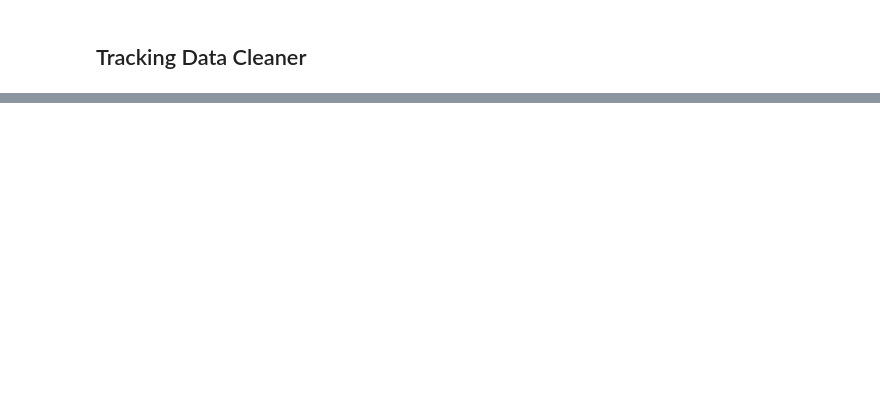
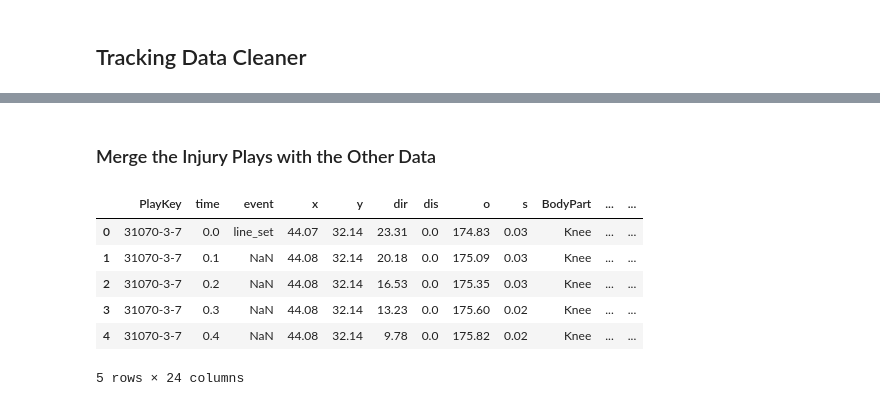
Before and after one commit to agaffney-hub/final-capstone, a Jupyter notebook: Alternate_Model.ipynb, the cells around one changed output, grey strips where cells are left out. Saved outputs shown, nothing was run; the diff lists cells and outputs as text; code cells hidden in the pictures; blank space fills up the shorter version.

Commit message:
Added Tracking Data to analysis

```diff
--- a/Alternate_Model.ipynb
+++ b/Alternate_Model.ipynb
@@ -361,0 +477,17 @@ See the caveats in the documentation: https://pandas.pydata.org/pandas-docs/stab
+# %%
+def ML_Data_Cleaner(playlist, injuries):
+    # This is the overall function that cleans and merges the data for Machine Learning data processing
+
+    playlist = ML_Process_Playlist_Data(playlist)
+    injuries = ML_Process_Injury_Data(injuries)
+
+    ML_outer = pd.merge(playlist, injuries, on='PlayKey', how='outer')
+    ML_inner = pd.merge(playlist, injuries, on='PlayKey', how='inner')
+
+    ML_outer.InjuryType.fillna(0, inplace=True)
+    ML_outer.InjuryDuration.fillna(0, inplace=True)
+    ML_outer.SevereInjury.fillna(0, inplace=True)
+
+    return ML_outer, ML_inner
+# %%
+ML_outer, ML_inner = ML_Data_Cleaner(playlist, injuries)
@@ -465,0 +590,3 @@ injuries.head()
+# %%
+track_outer = track_outer.loc[track_outer.BodyPart.isna() == False, :]
+track_outer.shape
@@ -465,0 +597,2 @@ injuries.head()
+# %%
+injury_plays = track_outer.loc[track_outer.BodyPart != "NoInjury", :]
@@ -465,0 +608,13 @@ injuries.head()
+# %% [markdown]
+### Merge the Injury Plays with the Other Data
+# %%
+ML_injury_tracking = pd.merge(injury_plays, ML_outer, on='PlayKey', how='outer')
+ML_injury_tracking.head()
+# %% [output]
+|  | PlayKey | time | event | x | y | dir | dis | o | s | BodyPart | ... | ... |
+| 0 | 31070-3-7 | 0.0 | line_set | 44.07 | 32.14 | 23.31 | 0.0 | 174.83 | 0.03 | Knee | ... | ... |
+| 1 | 31070-3-7 | 0.1 | NaN | 44.08 | 32.14 | 20.18 | 0.0 | 175.09 | 0.03 | Knee | ... | ... |
+| 2 | 31070-3-7 | 0.2 | NaN | 44.08 | 32.14 | 16.53 | 0.0 | 175.35 | 0.03 | Knee | ... | ... |
+| 3 | 31070-3-7 | 0.3 | NaN | 44.08 | 32.14 | 13.23 | 0.0 | 175.60 | 0.02 | Knee | ... | ... |
+| 4 | 31070-3-7 | 0.4 | NaN | 44.08 | 32.14 | 9.78 | 0.0 | 175.82 | 0.02 | Knee | ... | ... |
+5 rows × 24 columns
```
Also changed, not shown: parts of 52 cells of this notebook, 2 other files.
